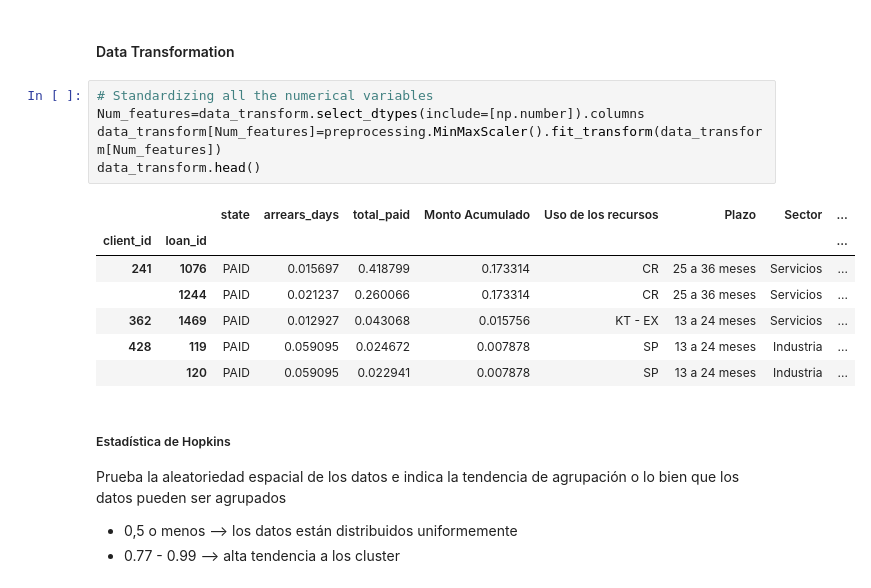
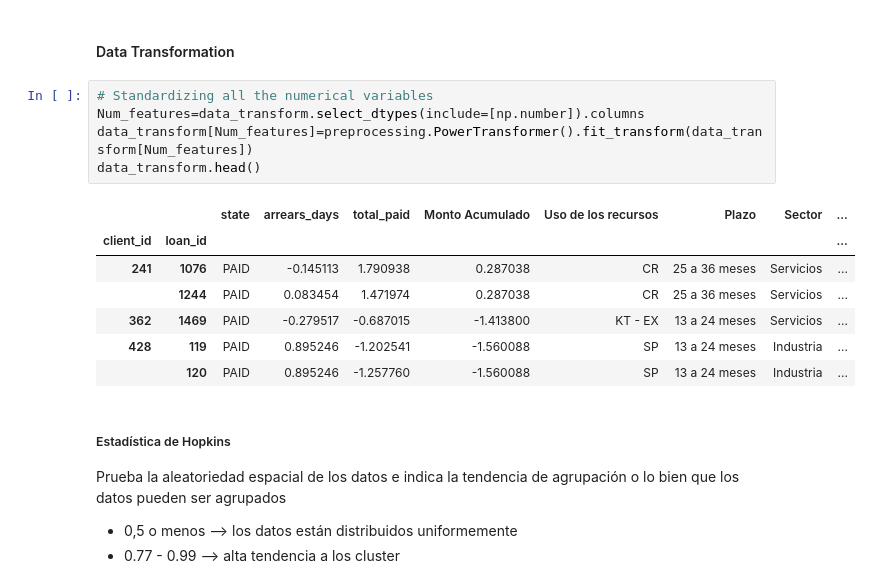
Before and after one commit to cbarros7/capstone_project_holberton, a Jupyter notebook: pre_modeling_update.ipynb, the cells around one changed output. Drawn from its saved outputs; the diff is of its cells as text.

```diff
--- a/pre_modeling_update.ipynb
+++ b/pre_modeling_update.ipynb
@@ -275,16 +292,16 @@ data_transform_3.head()
 # %%
 # Standardizing all the numerical variables
 Num_features=data_transform.select_dtypes(include=[np.number]).columns
-data_transform[Num_features]=preprocessing.MinMaxScaler().fit_transform(data_transform[Num_features])
+data_transform[Num_features]=preprocessing.PowerTransformer().fit_transform(data_transform[Num_features])
 data_transform.head()
 # %% [output]
 |  |  | state | arrears_days | total_paid | Monto Acumulado | Uso de los recursos | Plazo | Sector | ... |
 | client_id | loan_id |  |  |  |  |  |  |  | ... |
-| 241 | 1076 | PAID | 0.015697 | 0.418799 | 0.173314 | CR | 25 a 36 meses | Servicios | ... |
-|  | 1244 | PAID | 0.021237 | 0.260066 | 0.173314 | CR | 25 a 36 meses | Servicios | ... |
-| 362 | 1469 | PAID | 0.012927 | 0.043068 | 0.015756 | KT - EX | 13 a 24 meses | Servicios | ... |
-| 428 | 119 | PAID | 0.059095 | 0.024672 | 0.007878 | SP | 13 a 24 meses | Industria | ... |
-|  | 120 | PAID | 0.059095 | 0.022941 | 0.007878 | SP | 13 a 24 meses | Industria | ... |
+| 241 | 1076 | PAID | -0.145113 | 1.790938 | 0.287038 | CR | 25 a 36 meses | Servicios | ... |
+|  | 1244 | PAID | 0.083454 | 1.471974 | 0.287038 | CR | 25 a 36 meses | Servicios | ... |
+| 362 | 1469 | PAID | -0.279517 | -0.687015 | -1.413800 | KT - EX | 13 a 24 meses | Servicios | ... |
+| 428 | 119 | PAID | 0.895246 | -1.202541 | -1.560088 | SP | 13 a 24 meses | Industria | ... |
+|  | 120 | PAID | 0.895246 | -1.257760 | -1.560088 | SP | 13 a 24 meses | Industria | ... |
 # %% [markdown]
 ##### Estadística de Hopkins
 Prueba la aleatoriedad espacial de los datos e indica la tendencia de agrupación o lo bien que los datos pueden ser agrupados
```
Also changed, not shown: parts of 171 cells of this notebook, 2 other files.
